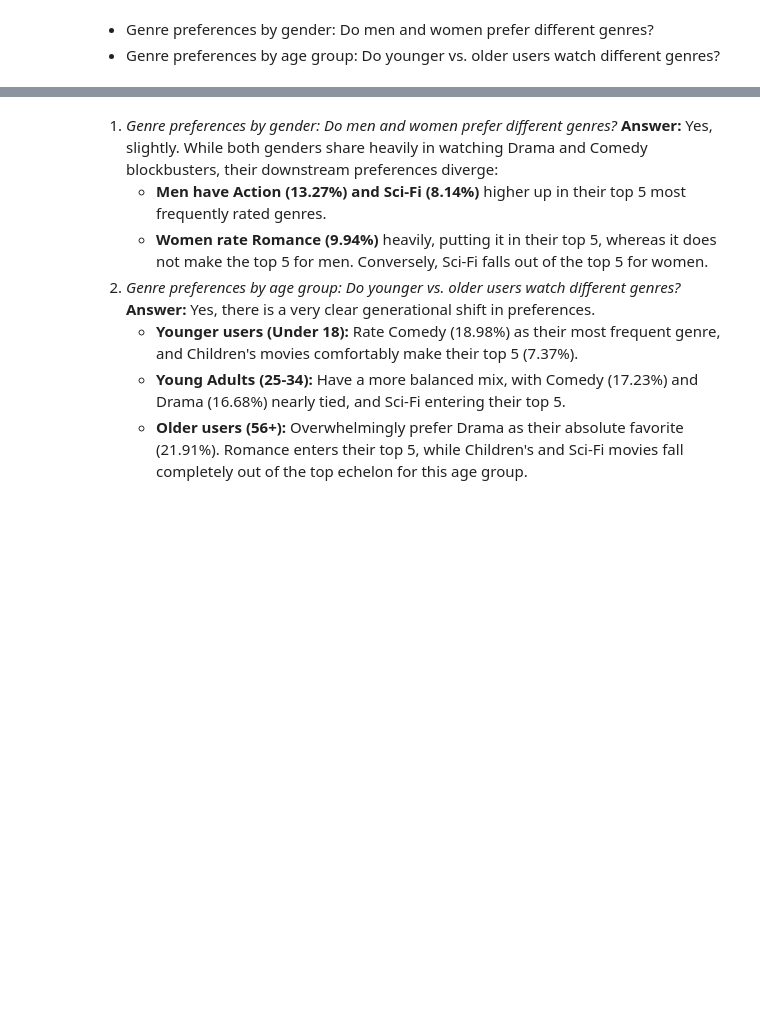
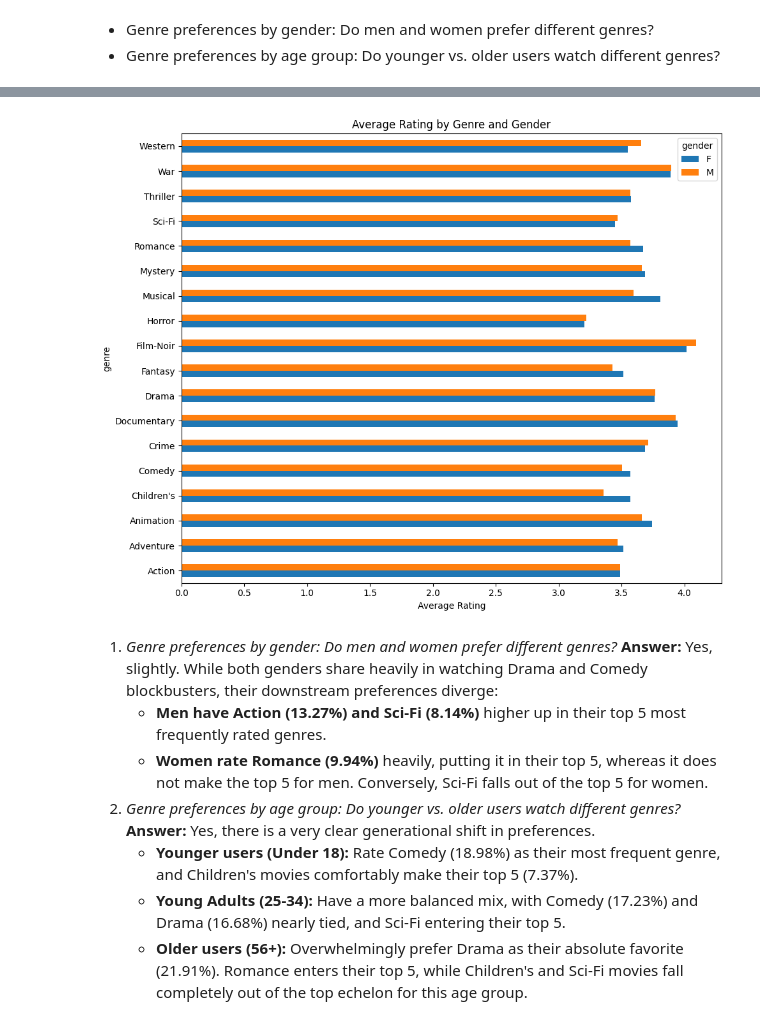
Before and after one commit to aliiarustamova/cs570_movie-lens_group2, a Jupyter notebook: SP26 CS570 Project-1.ipynb, the cells around one changed output, grey strips where cells are left out. Drawn from its saved outputs; the diff is of its cells as text; code cells hidden in the pictures; blank space fills up the shorter version.

```diff
--- a/SP26 CS570 Project-1.ipynb
+++ b/SP26 CS570 Project-1.ipynb
@@ -1335,3 +1347,20 @@ Top 5 Genres for Age Group 56+ (Code 56):
+# %%
+genre_gender_pd = genre_gender.toPandas()
+pivot = genre_gender_pd.pivot(
+    index="genre",
+    columns="gender",
+    values="avg_rating"
+)
+
+pivot.plot(kind="barh", figsize=(10,8))
+
+plt.xlabel("Average Rating")
+plt.title("Average Rating by Genre and Gender")
+
+plt.tight_layout()
+plt.show()
+# %% [output]
+[figure, added]
 # %% [markdown]
 1. *Genre preferences by gender: Do men and women prefer different genres?* **Answer:** Yes, slightly. While both genders share heavily in watching Drama and Comedy blockbusters, their downstream preferences diverge:
     - **Men have Action (13.27%) and Sci-Fi (8.14%)** higher up in their top 5 most frequently rated genres.
```
Also changed, not shown: parts of 19 cells of this notebook.
